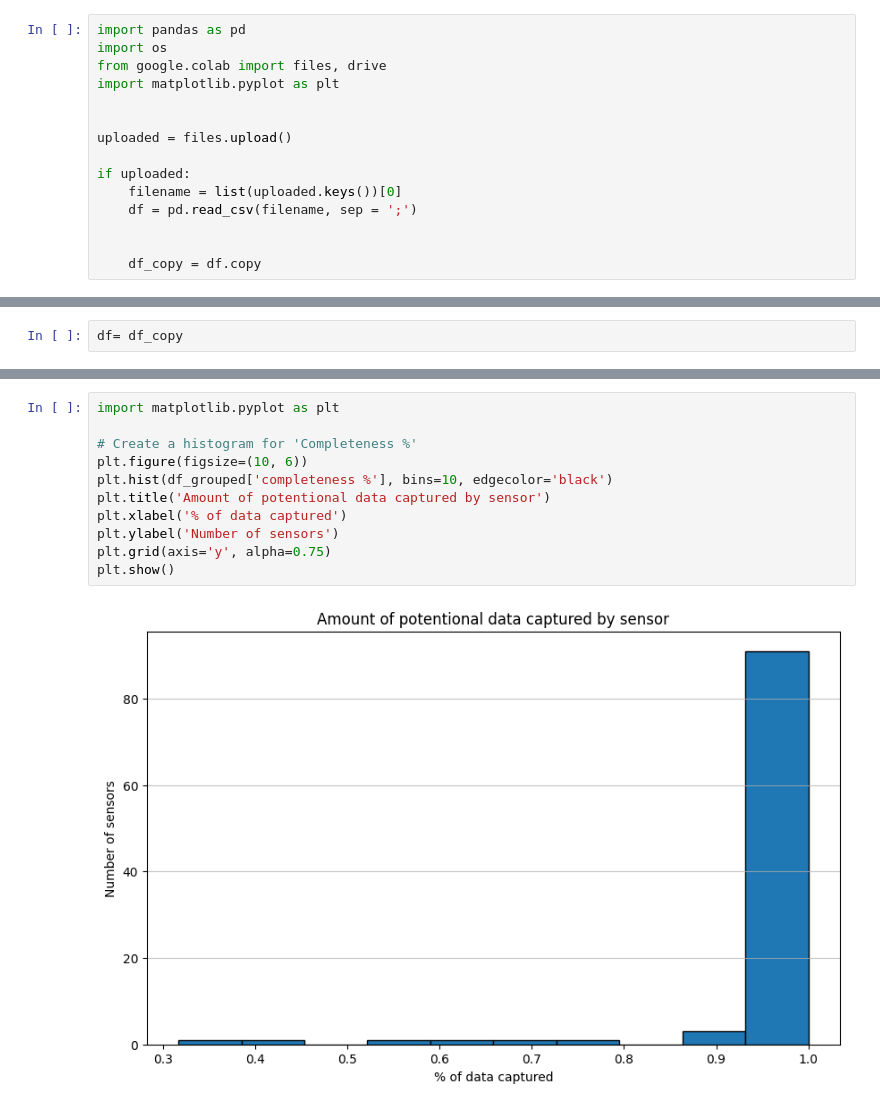
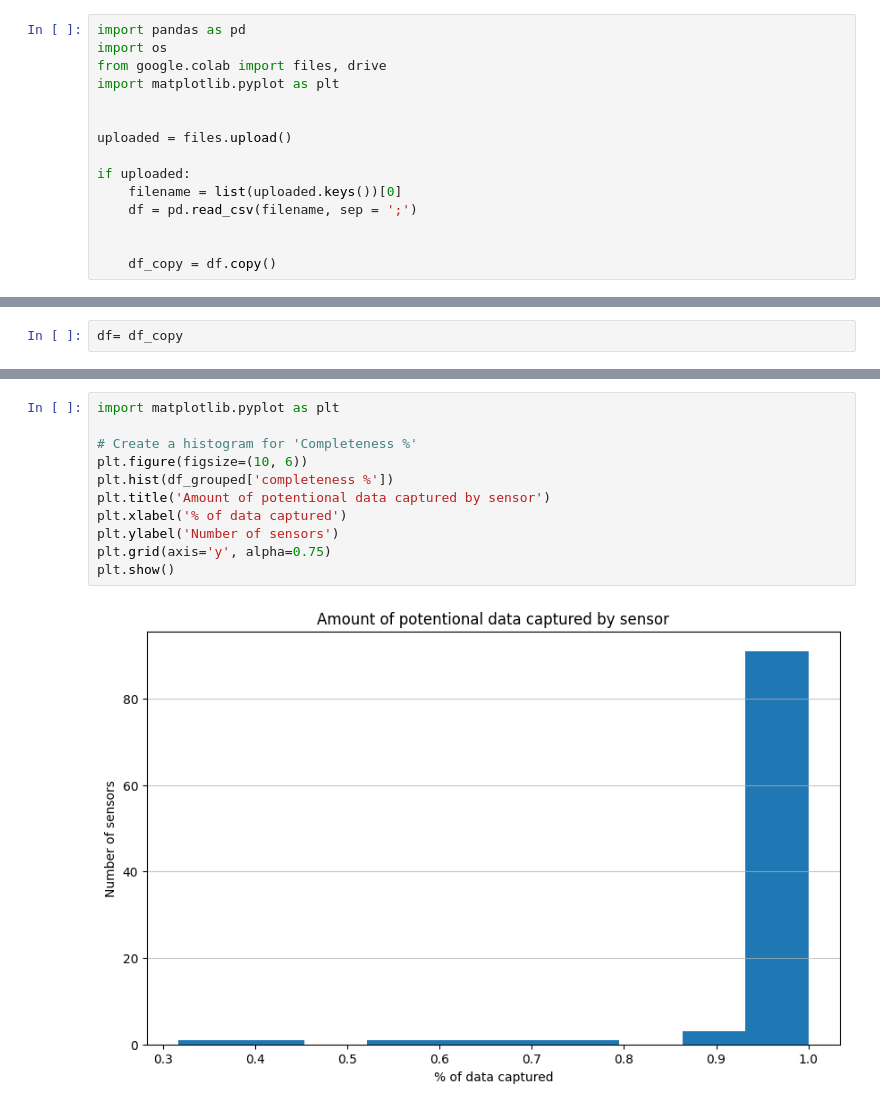
Before and after one commit to jptrainor4-glitch/Data-Analytics, a Jupyter notebook: Pedestrian_Data.ipynb, the cells around one changed output, grey strips where cells are left out. Cells and saved outputs as stored; diff of their text form.

```diff
--- a/Pedestrian_Data.ipynb
+++ b/Pedestrian_Data.ipynb
@@ -14,6 +14,6 @@ if uploaded:
     df = pd.read_csv(filename, sep = ';')
 
 
-    df_copy = df.copy
+    df_copy = df.copy()
 # %% [output]
 [interactive output not drawn]
@@ -93,13 +160,13 @@ this suggests that area had 0 people in the area and all 0 values were accuratel
 # %%
 import matplotlib.pyplot as plt
 
 # Create a histogram for 'Completeness %'
 plt.figure(figsize=(10, 6))
-plt.hist(df_grouped['completeness %'], bins=10, edgecolor='black')
+plt.hist(df_grouped['completeness %'])
 plt.title('Amount of potentional data captured by sensor')
 plt.xlabel('% of data captured')
 plt.ylabel('Number of sensors')
 plt.grid(axis='y', alpha=0.75)
 plt.show()
 # %% [output]
-[figure, old version]
+[figure, new version]
```
Also changed, not shown: parts of 4 cells of this notebook.
